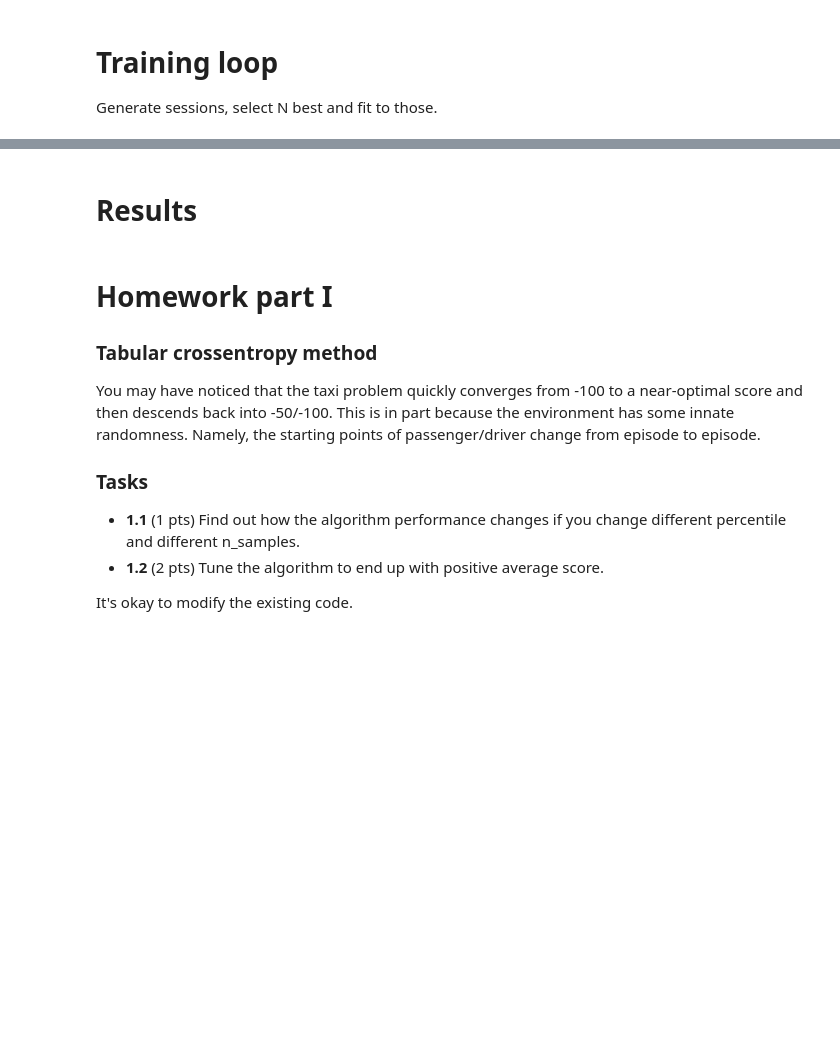
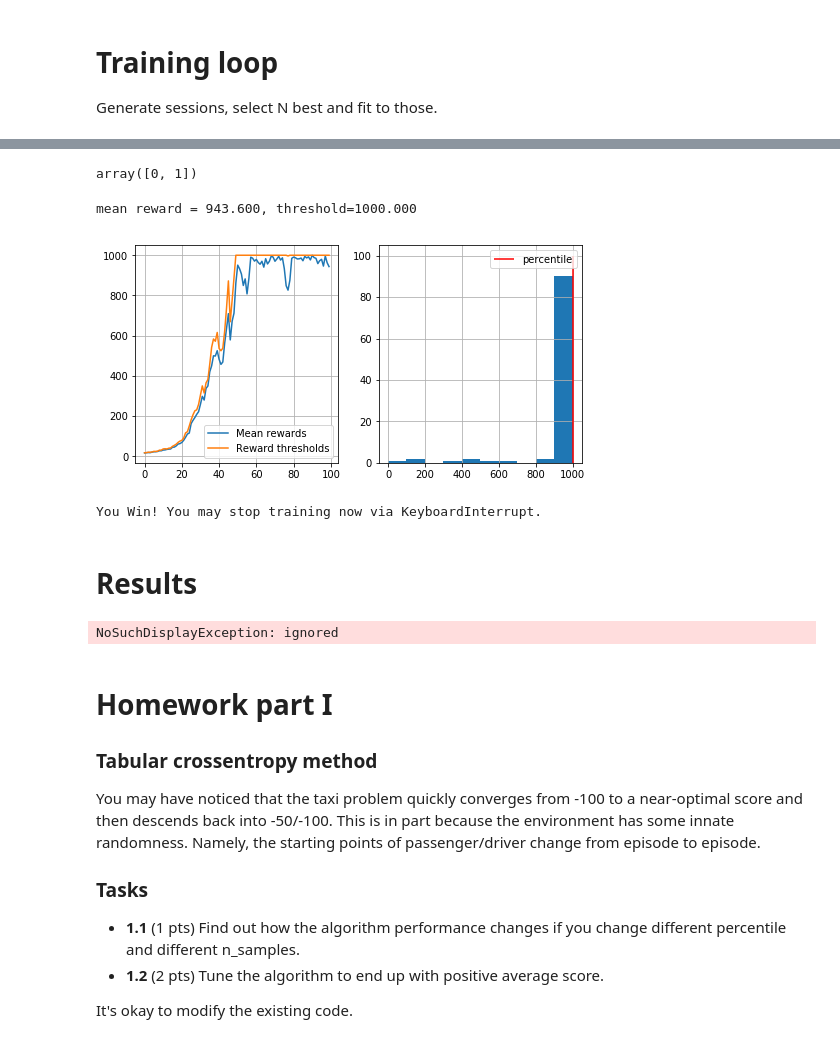
Before and after one commit to yandexdataschool/Practical_RL, a Jupyter notebook: week1_intro/crossentropy_method.ipynb, the cells around one changed output, grey strips where cells are left out. Saved outputs shown, nothing was run; the diff lists cells and outputs as text; code cells hidden in the pictures; blank space fills up the shorter version.

```diff
--- a/week1_intro/crossentropy_method.ipynb
+++ b/week1_intro/crossentropy_method.ipynb
@@ -310,3 +318,9 @@ agent.fit([env.reset()]*n_actions, range(n_actions))
+# %%
+s = env.reset()
+probs = agent.predict_proba([s])[0]
+np.arange(0,2)
+# %% [output]
+array([0, 1])
 # %%
 def generate_session(t_max=1000):
 
@@ -320,7 +334,7 @@ def generate_session(t_max=1000):
         # predict array of action probabilities
         probs = agent.predict_proba([s])[0]
 
-        a = <sample action with such probabilities >
+        a = np.random.choice(np.arange(0,2),p=probs)
 
         new_s, r, done, info = env.step(a)
 
@@ -336,22 +350,26 @@ def generate_session(t_max=1000):
 # %%
 n_sessions = 100
 percentile = 70
 log = []
 
 for i in range(100):
     # generate new sessions
-    sessions = [ < generate a list of n_sessions new sessions > ]
+    sessions = [generate_session() for i in range(n_sessions)]
 
     states_batch, actions_batch, rewards_batch = map(np.array, zip(*sessions))
 
-    elite_states, elite_actions = <select elite actions just like before >
+    elite_states, elite_actions = select_elites(states_batch,actions_batch,rewards_batch)
 
-    <fit agent to predict elite_actions(y) from elite_states(X) >
+    agent.fit(elite_states,elite_actions)
 
     show_progress(rewards_batch, log, reward_range=[0, np.max(rewards_batch)])
 
     if np.mean(rewards_batch) > 190:
         print("You Win! You may stop training now via KeyboardInterrupt.")
+# %% [output]
+mean reward = 943.600, threshold=1000.000
+[figure, added]
+You Win! You may stop training now via KeyboardInterrupt.
 # %% [markdown]
 # Results
 # %%
@@ -363,6 +381,8 @@ sessions = [generate_session() for _ in range(100)]
 env.close()
 # upload to gym
 # gym.upload("./videos/",api_key="<your_api_key>") #you'll need me later
+# %% [output]
+NoSuchDisplayException: ignored
 # %%
 # show video
 from IPython.display import HTML
```
Also changed, not shown: parts of 4 cells of this notebook.
